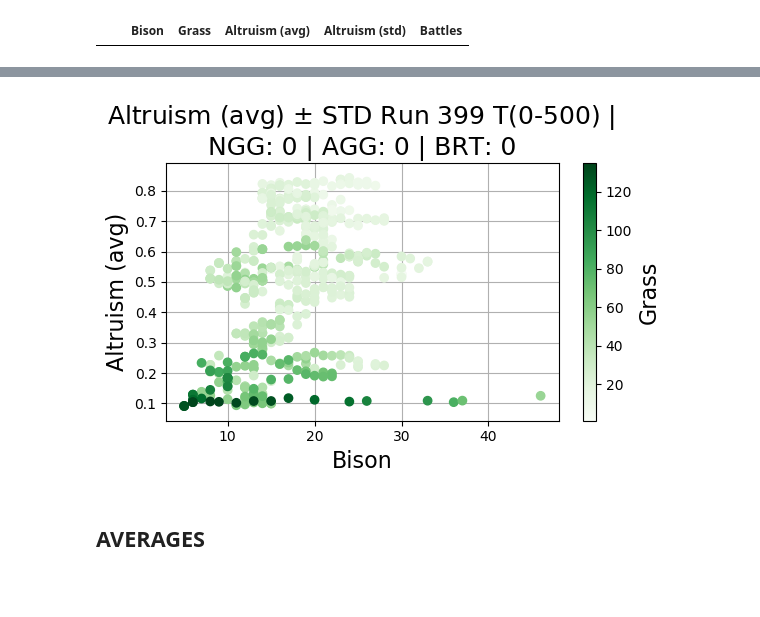
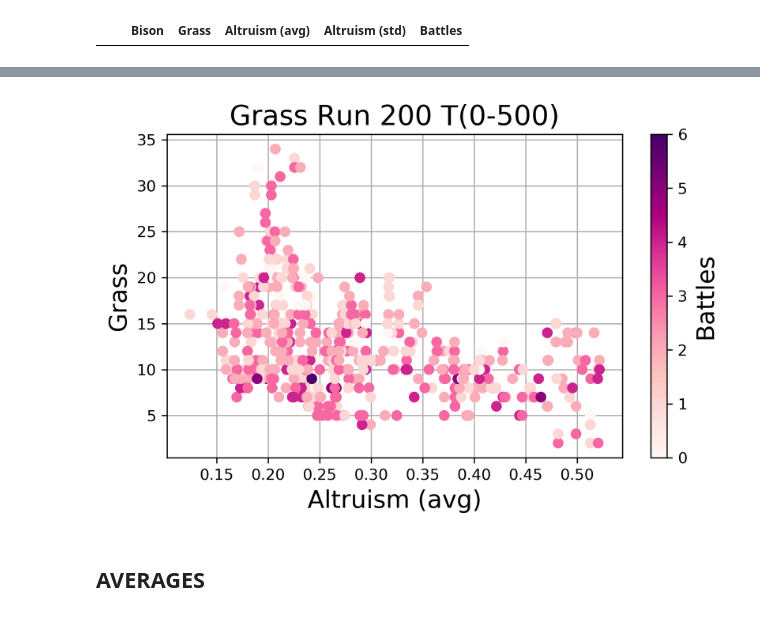
Before and after one commit to jurrew27/abm-project, a Jupyter notebook: Results_Visualisation.ipynb, the cells around one changed output, grey strips where cells are left out. Cells and saved outputs as stored; diff of their text form; code cells hidden in the pictures; blank space fills up the shorter version.

```diff
--- a/Results_Visualisation.ipynb
+++ b/Results_Visualisation.ipynb
@@ -6,12 +6,13 @@ import seaborn
 import cmocean
 import pickle
 
-plt.rcParams['figure.dpi'] = 100
+plt.rcParams['figure.dpi'] = 300
 plt.rcParams['axes.titlesize'] = 18
 plt.rcParams['axes.labelsize'] = 16
 
 data_names =  ['Number of bison', 'Number of grass patches', 'Average altruism', 'SD altruism']
-colors = ['saddlebrown', 'green', 'orange', 'moccasin']
+colors = ['saddlebrown', 'green', 'orange', 'moccasin', 'purple']
+colormaps = [cmocean.cm.turbid, 'Greens', 'RdYlGn', None, 'RdPu']
 timestep_str = 'Timesteps'
 # %% [markdown]
 Colors from: https://matplotlib.org/3.1.0/gallery/color/named_colors.html
@@ -192,6 +194,9 @@ results[results['Bison'] == 0]
 # %%
-exp_num = 2
-plot_line(params, results, exp_num=exp_num, v=1, t0=0, t1=False, save_fig=False)
-plot_line(params, results, exp_num=exp_num, v=2, t0=0, t1=False, save_fig=False)
-plot_line(params, results, exp_num=exp_num, v=3, t0=0, t1=False, save_fig=False)
+exp_num = 200
+t0 = 0
+t1 = False
+plot_line(params, results, exp_num=exp_num, v=1, t0=t0, t1=t1, save_fig=False)
+plot_line(params, results, exp_num=exp_num, v=2, t0=t0, t1=t1, save_fig=False)
+plot_line(params, results, exp_num=exp_num, v=3, t0=t0, t1=t1, save_fig=False)
+plot_line(params, results, exp_num=exp_num, v=5, t0=t0, t1=t1, save_fig=False)
 # %% [output]
@@ -201,7 +207,8 @@ plot_line(params, results, exp_num=exp_num, v=3, t0=0, t1=False, save_fig=False)
 # %%
-plot_scatter_per_run(params, results, exp_num=399, vx=1, vy=3, vc=2, t0=0, t1=False, save_fig=False)
+plot_scatter_per_run(params, results, exp_num=exp_num,
+                        vx=3, vy=2, vc=5, t0=0, t1=False, save_fig=False)
 # %% [output]
-[figure, old version]
+[figure, new version]
 # %% [markdown]
 ## AVERAGES
 # %%
```
Also changed, not shown: parts of 8 cells of this notebook, 2 other files.
